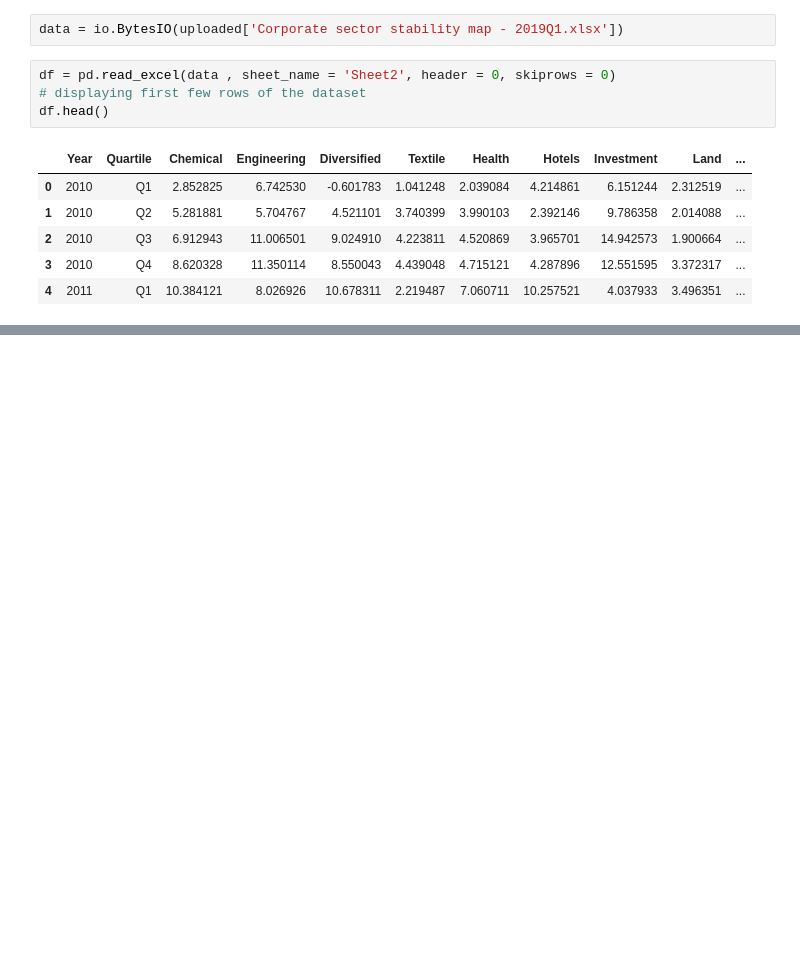
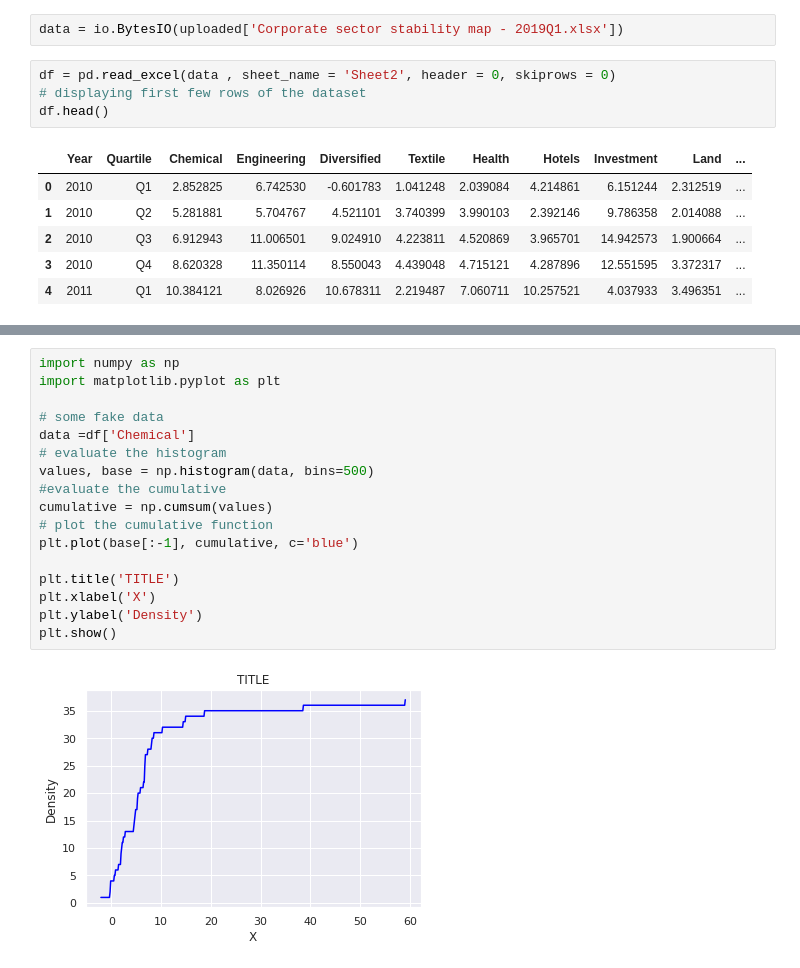
Before and after one commit to hatkanchana/FinanceCBSL, a Jupyter notebook: Colab's_New_Code_Editor.ipynb, the cells around one changed output, grey strips where cells are left out. Saved outputs shown, nothing was run; the diff lists cells and outputs as text; blank space fills up the shorter version.

```diff
--- a/Colab's_New_Code_Editor.ipynb
+++ b/Colab's_New_Code_Editor.ipynb
@@ -329,0 +330,19 @@ plt.show()
+# %%
+import numpy as np
+import matplotlib.pyplot as plt
+
+# some fake data
+data =df['Chemical']
+# evaluate the histogram
+values, base = np.histogram(data, bins=500)
+#evaluate the cumulative
+cumulative = np.cumsum(values)
+# plot the cumulative function
+plt.plot(base[:-1], cumulative, c='blue')
+
+plt.title('TITLE')
+plt.xlabel('X')
+plt.ylabel('Density')
+plt.show()
+# %% [output]
+[figure, added]
```
Also changed, not shown: parts of 3 cells of this notebook.
